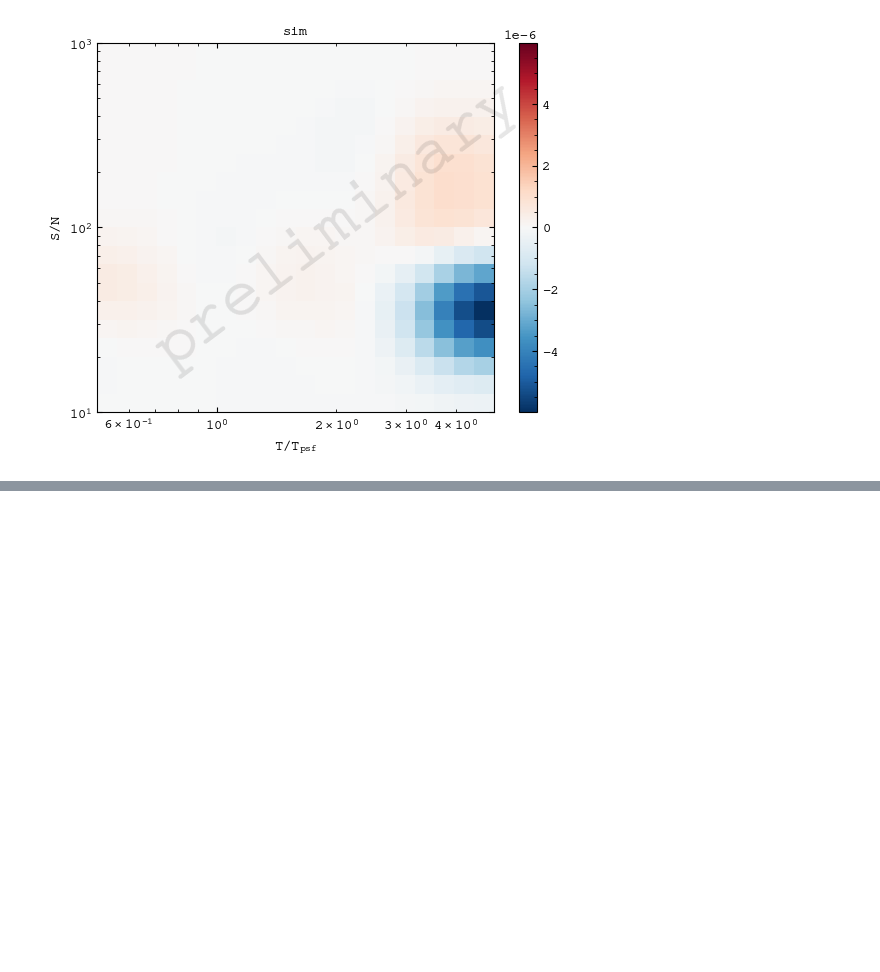
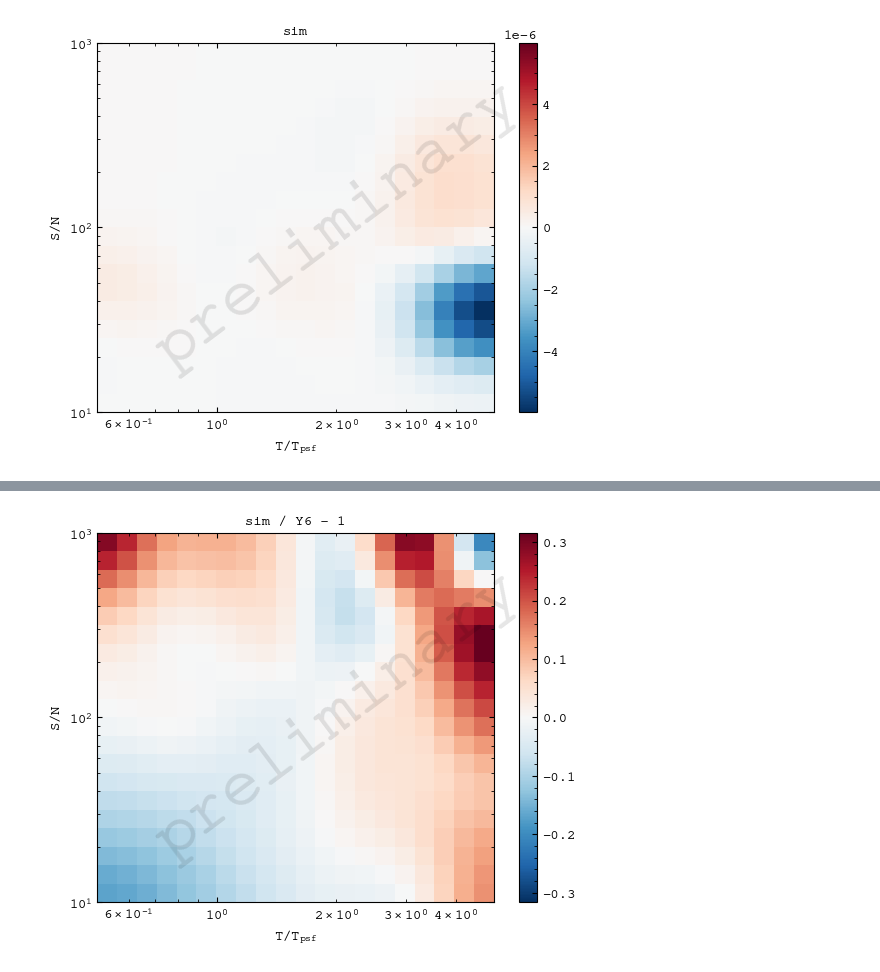
Before and after one commit to sidneymau/des-y6-image-sims-analysis, a Jupyter notebook: notebooks/2025_02_24_response-grid/dev.ipynb, the cells around one changed output, grey strips where cells are left out. Cells and saved outputs as stored; diff of their text form; code cells hidden in the pictures; blank space fills up the shorter version.

```diff
--- a/notebooks/2025_02_24_response-grid/dev.ipynb
+++ b/notebooks/2025_02_24_response-grid/dev.ipynb
@@ -322,0 +301,28 @@ plt.show()
+# %%
+fig, axs = plt.subplots(1, 1)
+
+norm = mpl.colors.CenteredNorm(0.0)
+cmap = "RdBu_r"
+
+m = axs.pcolormesh(
+    size_ratio_bins,
+    snr_bins,
+    smooth_response_sim / smooth_response - 1,
+    norm=norm,
+    cmap=cmap,
+)
+
+axs.set_xscale("log")
+axs.set_yscale("log")
+
+axs.set_xlabel("$T/T_{psf}$")
+axs.set_ylabel("$S/N$")
+axs.set_title("sim / Y6 - 1")
+
+plt.colorbar(m)
+
+lib.plotting.watermark(fig)
+
+plt.show()
+# %% [output]
+[figure, added]
```
Also changed, not shown: parts of 8 cells of this notebook.
